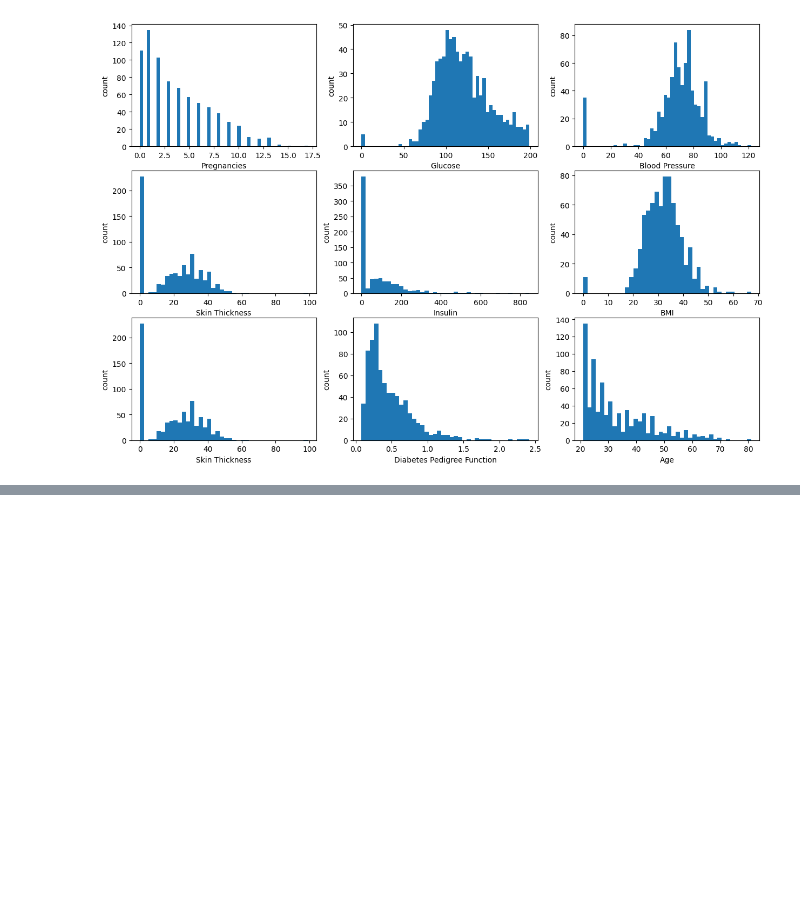
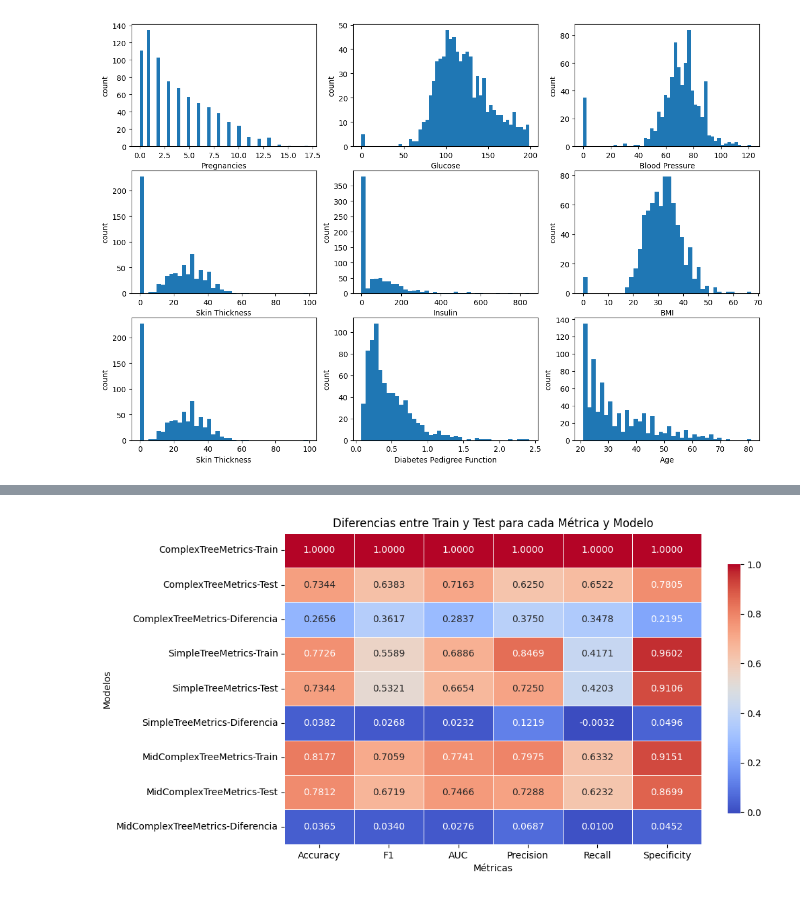
Before and after one commit to agustinluj/decision-tree-project-random-forest, a Jupyter notebook: src/explore.ipynb, the cells around one changed output, grey strips where cells are left out. Cells and saved outputs as stored; diff of their text form; code cells hidden in the pictures; blank space fills up the shorter version.

```diff
--- a/src/explore.ipynb
+++ b/src/explore.ipynb
@@ -312,0 +194,9 @@ y_pred_test_simple = simple_tree.predict(X_test)
+# %%
+# Realizo las predicciones y visualizo
+y_simplerf_pred_train = simple_rf.predict(X_train)
+y_simplerf_pred_test = simple_rf.predict(X_test)
+print(y_simplerf_pred_test)
+
+y_complexrf_pred_train = complex_rf.predict(X_train)
+y_complexrf_pred_test = complex_rf.predict(X_test)
+y_simplerf_pred_test
@@ -536,0 +314,7 @@ Diferencia -0.127909   0.205422  1.146553e+16
+# %%
+ComplexTreeMetrics = get_metrics(y_train, y_test, y_complexrf_pred_train, y_complexrf_pred_test)
+SimpleTreeMetrics = get_metrics(y_train, y_test, y_simplerf_pred_train, y_simplerf_pred_test)
+MidComplexTreeMetrics = get_metrics(y_train,y_test,mid_complex_rf_predict_train,mid_complex_rf_predict_test)
+origin_names = ['ComplexTreeMetrics', 'SimpleTreeMetrics', 'MidComplexTreeMetrics']
+df_metrics = pd.concat((ComplexTreeMetrics,SimpleTreeMetrics,MidComplexTreeMetrics), keys=origin_names)
+df_metrics
@@ -536,0 +332,11 @@ Diferencia -0.127909   0.205422  1.146553e+16
+# %%
+# Creo un heatmap
+plt.figure(figsize=(10, 6))
+sns.heatmap(df_metrics, annot=True, cmap='coolwarm', fmt=".4f", linewidths=.5, cbar_kws={"shrink": .8})
+
+plt.title('Diferencias entre Train y Test para cada Métrica y Modelo')
+plt.ylabel('Modelos')
+plt.xlabel('Métricas')
+plt.show()
+# %% [output]
+[figure, added]
```
Also changed, not shown: parts of 48 cells of this notebook.
